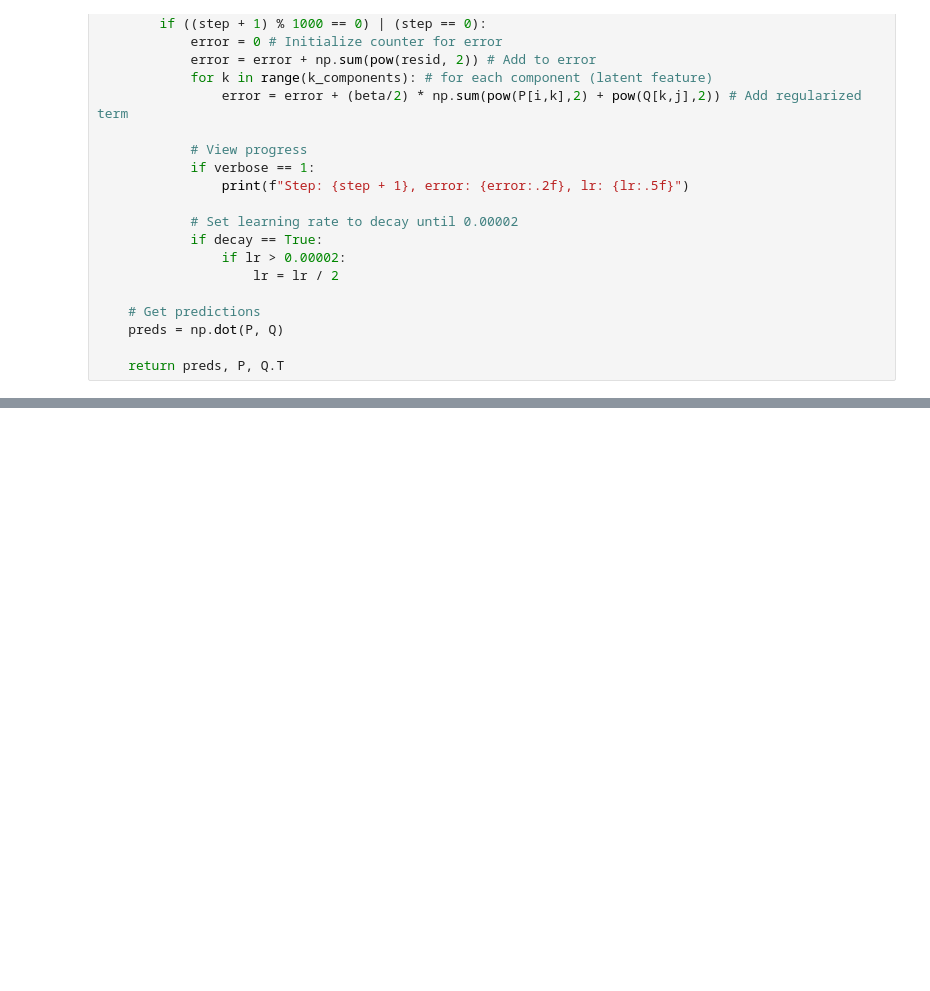
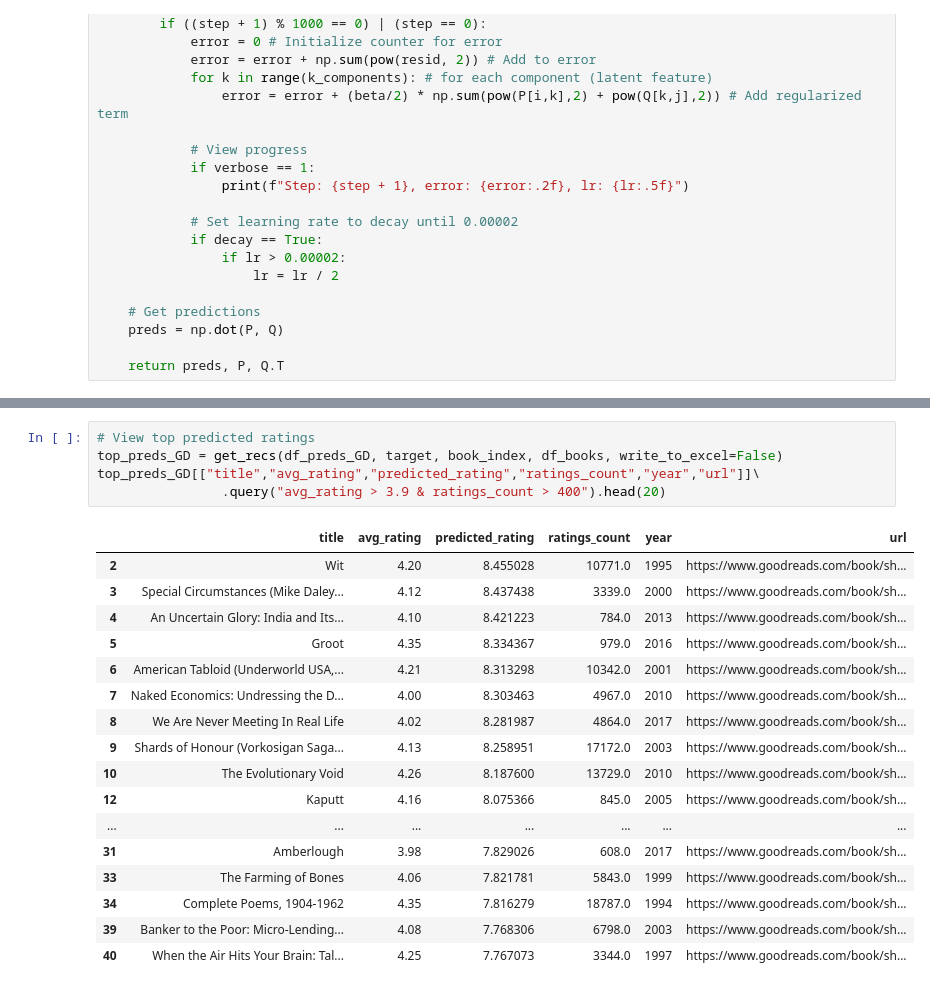
Before and after one commit to mraottth/projects, a Jupyter notebook: Goodreads Book Recommender/02_book_recommender.ipynb, the cells around one changed output, grey strips where cells are left out. Saved outputs shown, nothing was run; the diff lists cells and outputs as text; blank space fills up the shorter version.

```diff
--- a/Goodreads Book Recommender/02_book_recommender.ipynb
+++ b/Goodreads Book Recommender/02_book_recommender.ipynb
@@ -833,3 +777,26 @@ Predictions on Unread Books
+# %%
+# View top predicted ratings
+top_preds_GD = get_recs(df_preds_GD, target, book_index, df_books, write_to_excel=False)
+top_preds_GD[["title","avg_rating","predicted_rating","ratings_count","year","url"]]\
+                .query("avg_rating > 3.9 & ratings_count > 400").head(20)
+# %% [output]
+|  | title | avg_rating | predicted_rating | ratings_count | year | url |
+| 2 | Wit | 4.20 | 8.455028 | 10771.0 | 1995 | https://www.goodreads.com/book/sh... |
+| 3 | Special Circumstances (Mike Daley... | 4.12 | 8.437438 | 3339.0 | 2000 | https://www.goodreads.com/book/sh... |
+| 4 | An Uncertain Glory: India and Its... | 4.10 | 8.421223 | 784.0 | 2013 | https://www.goodreads.com/book/sh... |
+| 5 | Groot | 4.35 | 8.334367 | 979.0 | 2016 | https://www.goodreads.com/book/sh... |
+| 6 | American Tabloid (Underworld USA,... | 4.21 | 8.313298 | 10342.0 | 2001 | https://www.goodreads.com/book/sh... |
+| 7 | Naked Economics: Undressing the D... | 4.00 | 8.303463 | 4967.0 | 2010 | https://www.goodreads.com/book/sh... |
+| 8 | We Are Never Meeting In Real Life | 4.02 | 8.281987 | 4864.0 | 2017 | https://www.goodreads.com/book/sh... |
+| 9 | Shards of Honour (Vorkosigan Saga... | 4.13 | 8.258951 | 17172.0 | 2003 | https://www.goodreads.com/book/sh... |
+| 10 | The Evolutionary Void | 4.26 | 8.187600 | 13729.0 | 2010 | https://www.goodreads.com/book/sh... |
+| 12 | Kaputt | 4.16 | 8.075366 | 845.0 | 2005 | https://www.goodreads.com/book/sh... |
+| ... | ... | ... | ... | ... | ... | ... |
+| 31 | Amberlough | 3.98 | 7.829026 | 608.0 | 2017 | https://www.goodreads.com/book/sh... |
+| 33 | The Farming of Bones | 4.06 | 7.821781 | 5843.0 | 1999 | https://www.goodreads.com/book/sh... |
+| 34 | Complete Poems, 1904-1962 | 4.35 | 7.816279 | 18787.0 | 1994 | https://www.goodreads.com/book/sh... |
+| 39 | Banker to the Poor: Micro-Lending... | 4.08 | 7.768306 | 6798.0 | 2003 | https://www.goodreads.com/book/sh... |
+| 40 | When the Air Hits Your Brain: Tal... | 4.25 | 7.767073 | 3344.0 | 1997 | https://www.goodreads.com/book/sh... |
 # %%
 # Highest rated books by each of the top genres
 show_top_recs_by_genre(
```
Also changed, not shown: parts of 15 cells of this notebook.
